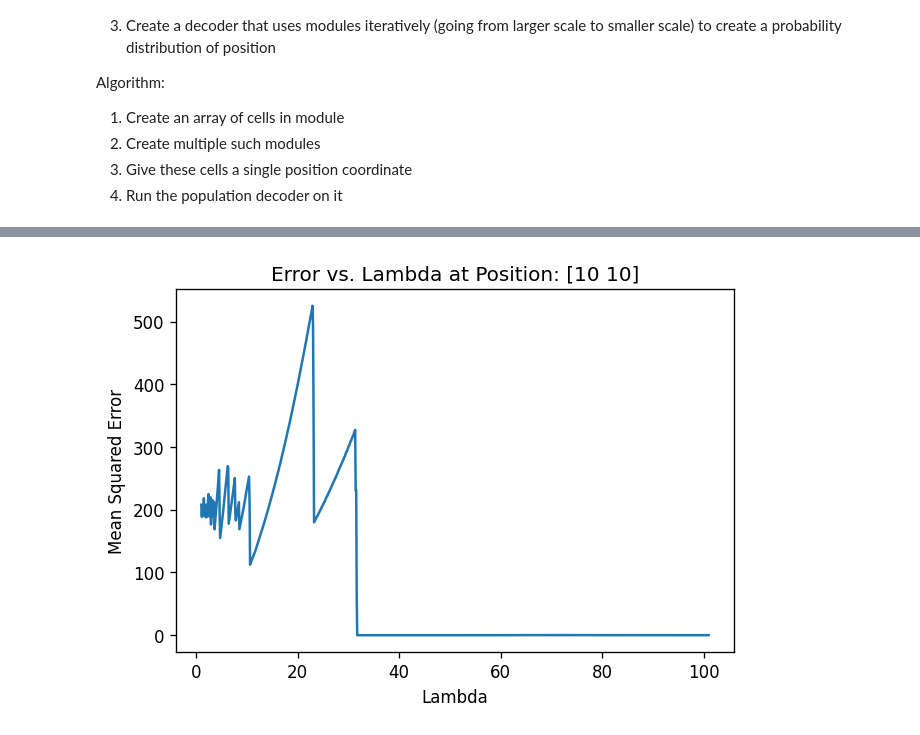
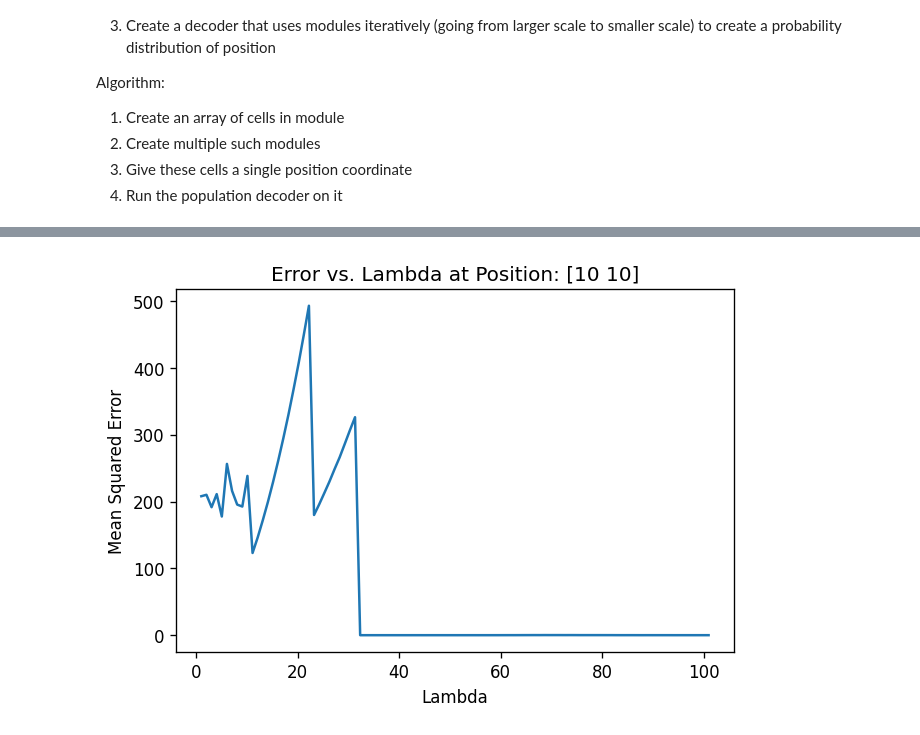
Before and after one commit to divyanshgupt/travelling-wave-mec, a Jupyter notebook: Grid Cells.ipynb, the cells around one changed output, grey strips where cells are left out. Cells and saved outputs as stored; diff of their text form; code cells hidden in the pictures.

```diff
--- a/Grid Cells.ipynb
+++ b/Grid Cells.ipynb
@@ -798,32 +798,32 @@ Estimated position: [19.98182337  5.0082702 ]
 def error(position, estimate):
   return np.sum((position - estimate)**2)
 
 trials = 10
 position = np.array([10, 10])
 
 lam = 50
 orientation = 0
 cell_num_root = 100 # sq. root of the number of cells
 K = 100
 n_max = 10
 
-spatial_periods = np.linspace(1, 101, 1000)
+spatial_periods = np.linspace(1, 101, 100)
 errors = np.zeros(len(spatial_periods))
 
 for j, lam in enumerate(spatial_periods):
   err = 0
   for i in range(trials):
     mec1 = uniform_module(lam, orientation, cell_num_root)
     activity = fast_firing_activity(mec1, position, n_max, K)
     estimate = PopDecode2D(activity, lam, mec1[:, 2:])
     err += error(position, estimate)
   errors[j] = err/trials
 
 plt.figure(dpi=120)
 plt.plot(spatial_periods, errors)
 plt.xlabel("Lambda")
 plt.ylabel("Mean Squared Error")
 plt.title("Error vs. Lambda at Position: " + str(position))
 plt.show()
 # %% [output]
-[figure, old version]
+[figure, new version]
```
Also changed, not shown: parts of 7 cells of this notebook.
